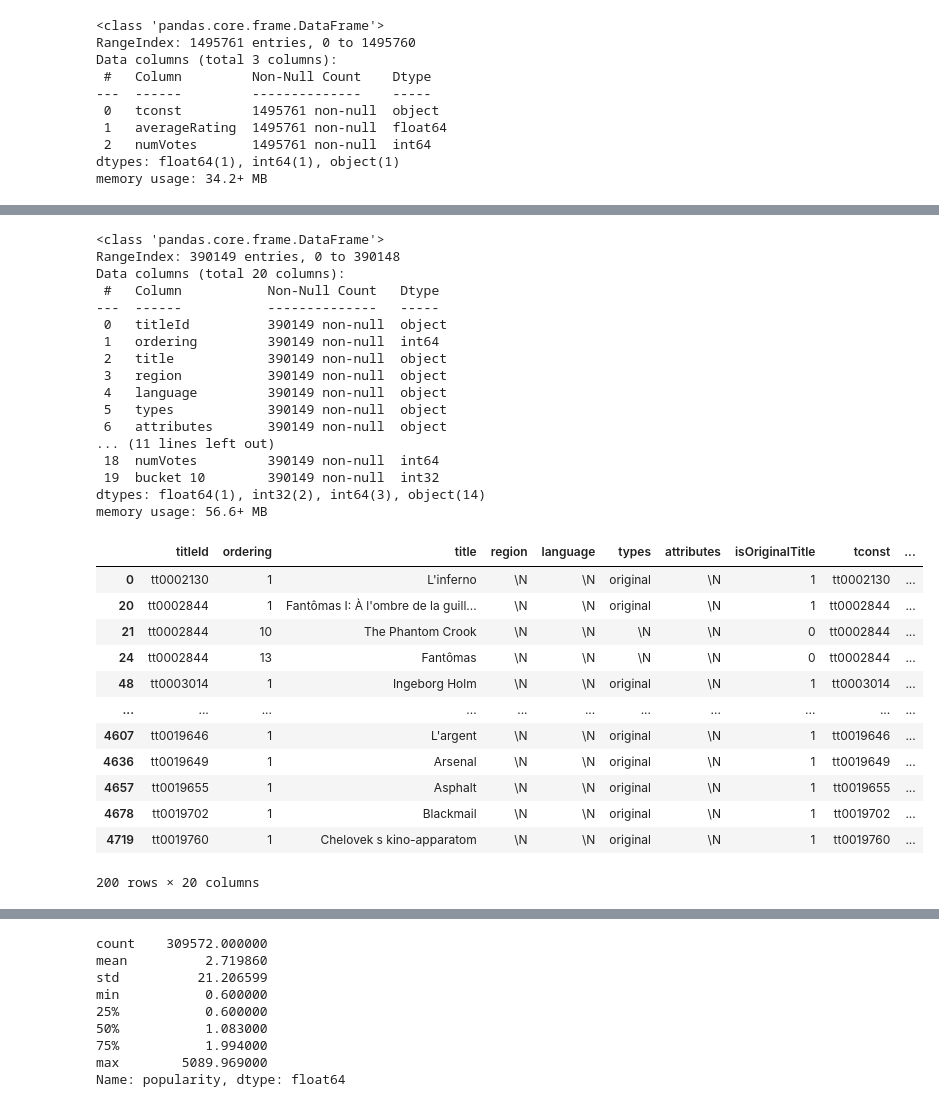
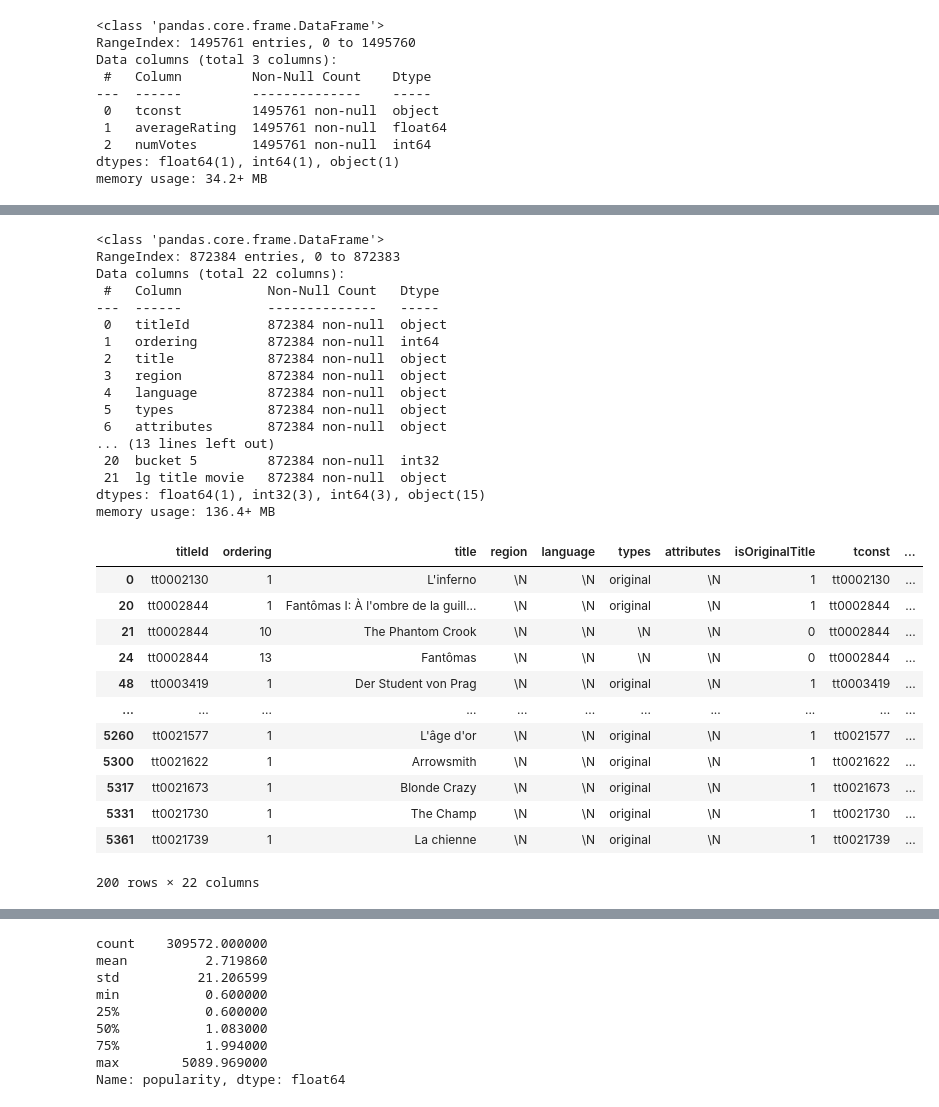
Before and after one commit to Ghali65/Projet_cine_creuse, a Jupyter notebook: projet 2.ipynb, the cells around one changed output, grey strips where cells are left out. Cells and saved outputs as stored; diff of their text form; code cells hidden in the pictures.

```diff
--- a/projet 2.ipynb
+++ b/projet 2.ipynb
@@ -117,13 +155,17 @@ mean_rating_note = df_pj2_ratings['averageRating'].mean()
 
 df_pj2_ratings.describe()
 
-masque_bool_numvote = (df_pj2_ratings['numVotes'] > 1000) & (df_pj2_ratings['averageRating'] >= 6.9)
+masque_bool_numvote = (df_pj2_ratings['numVotes'] > 2000)
+
+#& (df_pj2_ratings['averageRating'] >= 6.5)
 
 df_pj2_ratings_numvote = df_pj2_ratings[masque_bool_numvote]
 
-df_pj2_ratings_numvote.describe()
+df_pj2_ratings_numvote.info()
 
-df_ratings_merge_basics = df_pj2_basics_ss_tv.merge(df_pj2_ratings_numvote, how='inner', left_on=['tconst'], right_on=['tconst'])
+display(df_pj2_ratings['numVotes'].describe())
+
+df_ratings_merge_basics = df_pj2_basics.merge(df_pj2_ratings_numvote, how='inner', left_on=['tconst'], right_on=['tconst'])
 
 masque_merge_basics_ss_short =  (df_ratings_merge_basics['titleType'] == 'movie') | (df_ratings_merge_basics['titleType'] == 'tvMovie')
 
@@ -279,49 +377,49 @@ fig = px.histogram(df_melted, x='bucket', y='percentage', color='genres', title=
 # Afficher le graphique
 fig.show()
 # %%
-'''#merge movie avec akas :
+#merge movie avec akas :
 
-merge_akas_movie_filter = df_pj2_akas.merge(df_merge_basics_wth_movie_tv_movie, how='inner', left_on=['titleId'], right_on=['tconst'])
+merge_akas_movie_filter = df_pj2_akas.merge(df_ratings_merge_basics_ss_short, how='inner', left_on=['titleId'], right_on=['tconst'])
 
 merge_akas_movie_filter.info()
 
 n_value_mask_region = merge_akas_movie_filter['region'] == r'\N'
 
 
 merge_akas_movie_filter_n_value = merge_akas_movie_filter[n_value_mask_region]
 
-merge_akas_movie_filter_n_value.head(200)'''
+merge_akas_movie_filter_n_value.head(200)
 # %% [output]
 <class 'pandas.core.frame.DataFrame'>
-RangeIndex: 390149 entries, 0 to 390148
-Data columns (total 20 columns):
+RangeIndex: 872384 entries, 0 to 872383
+Data columns (total 22 columns):
  #   Column           Non-Null Count   Dtype
 ---  ------           --------------   -----
- 0   titleId          390149 non-null  object
- 1   ordering         390149 non-null  int64
- 2   title            390149 non-null  object
- 3   region           390149 non-null  object
- 4   language         390149 non-null  object
- 5   types            390149 non-null  object
- 6   attributes       390149 non-null  object
-... (11 lines left out)
- 18  numVotes         390149 non-null  int64
- 19  bucket 10        390149 non-null  int32
-dtypes: float64(1), int32(2), int64(3), object(14)
-memory usage: 56.6+ MB
+ 0   titleId          872384 non-null  object
+ 1   ordering         872384 non-null  int64
+ 2   title            872384 non-null  object
+ 3   region           872384 non-null  object
+ 4   language         872384 non-null  object
+ 5   types            872384 non-null  object
+ 6   attributes       872384 non-null  object
+... (13 lines left out)
+ 20  bucket 5         872384 non-null  int32
+ 21  lg title movie   872384 non-null  object
+dtypes: float64(1), int32(3), int64(3), object(15)
+memory usage: 136.4+ MB
 |  | titleId | ordering | title | region | language | types | attributes | isOriginalTitle | tconst | ... |
 | 0 | tt0002130 | 1 | L'inferno | \N | \N | original | \N | 1 | tt0002130 | ... |
 | 20 | tt0002844 | 1 | Fantômas I: À l'ombre de la guill... | \N | \N | original | \N | 1 | tt0002844 | ... |
 | 21 | tt0002844 | 10 | The Phantom Crook | \N | \N | \N | \N | 0 | tt0002844 | ... |
 | 24 | tt0002844 | 13 | Fantômas | \N | \N | \N | \N | 0 | tt0002844 | ... |
-| 48 | tt0003014 | 1 | Ingeborg Holm | \N | \N | original | \N | 1 | tt0003014 | ... |
+| 48 | tt0003419 | 1 | Der Student von Prag | \N | \N | original | \N | 1 | tt0003419 | ... |
 | ... | ... | ... | ... | ... | ... | ... | ... | ... | ... | ... |
-| 4607 | tt0019646 | 1 | L'argent | \N | \N | original | \N | 1 | tt0019646 | ... |
-| 4636 | tt0019649 | 1 | Arsenal | \N | \N | original | \N | 1 | tt0019649 | ... |
-| 4657 | tt0019655 | 1 | Asphalt | \N | \N | original | \N | 1 | tt0019655 | ... |
-| 4678 | tt0019702 | 1 | Blackmail | \N | \N | original | \N | 1 | tt0019702 | ... |
-| 4719 | tt0019760 | 1 | Chelovek s kino-apparatom | \N | \N | original | \N | 1 | tt0019760 | ... |
+| 5260 | tt0021577 | 1 | L'âge d'or | \N | \N | original | \N | 1 | tt0021577 | ... |
+| 5300 | tt0021622 | 1 | Arrowsmith | \N | \N | original | \N | 1 | tt0021622 | ... |
+| 5317 | tt0021673 | 1 | Blonde Crazy | \N | \N | original | \N | 1 | tt0021673 | ... |
+| 5331 | tt0021730 | 1 | The Champ | \N | \N | original | \N | 1 | tt0021730 | ... |
+| 5361 | tt0021739 | 1 | La chienne | \N | \N | original | \N | 1 | tt0021739 | ... |
-200 rows × 20 columns
+200 rows × 22 columns
 # %%
 mask_merge_language_fr = merge_akas_movie_filter['language'] == 'fr'
 
```
Also changed, not shown: parts of 35 cells of this notebook.
